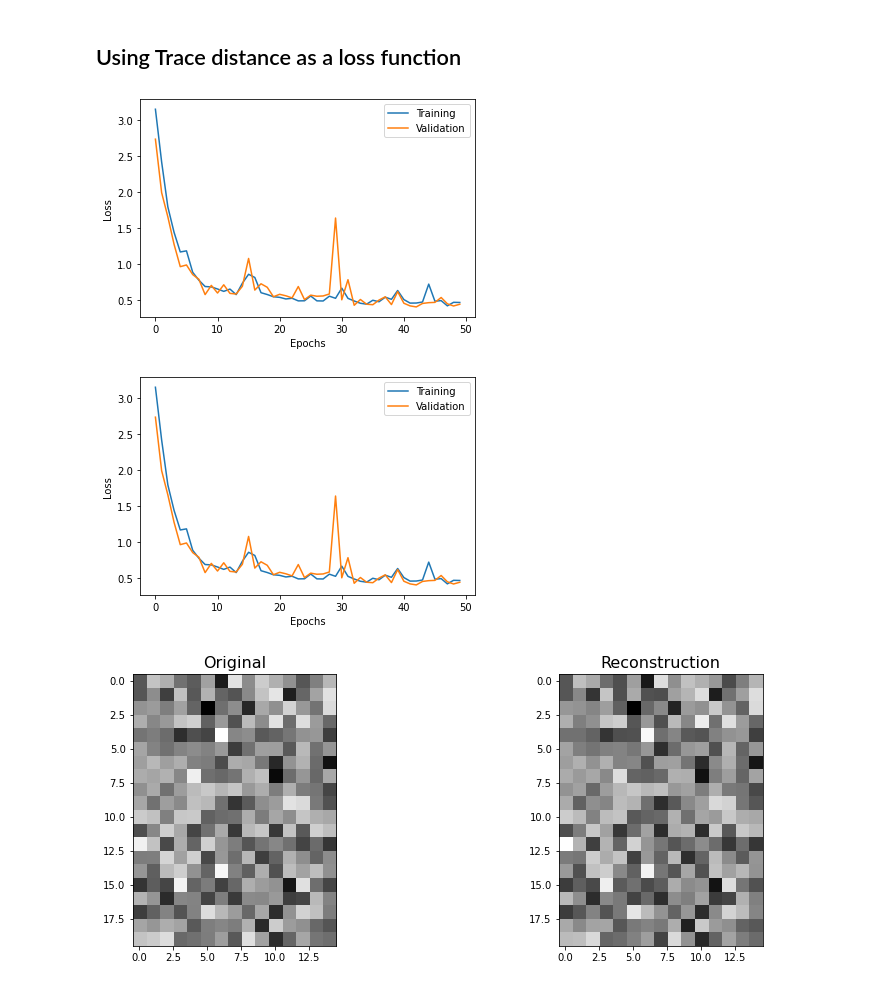
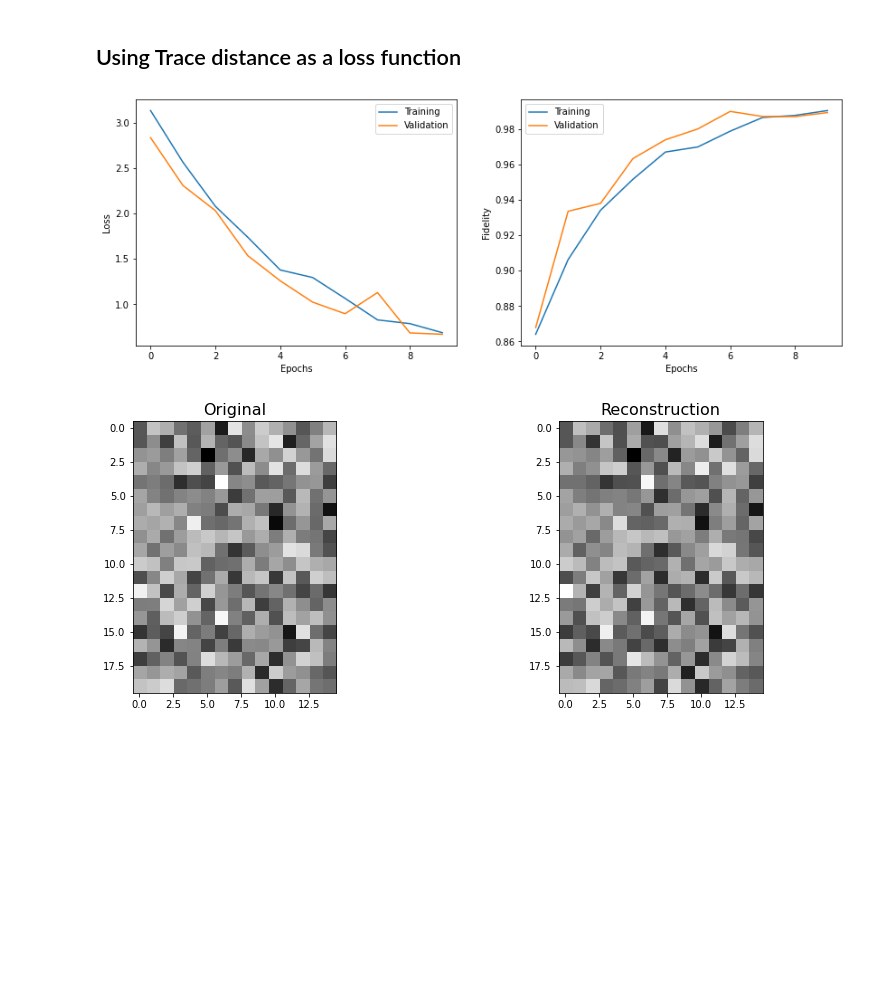
Before and after one commit to nahumsa/DM-Reconstruction, a Jupyter notebook: Reconstruct DM.ipynb, the cells around one changed output. Drawn from its saved outputs; the diff is of its cells as text; code cells hidden in the pictures; blank space fills up the shorter version.

Commit message:
Added fidelity metric

```diff
--- a/Reconstruct DM.ipynb
+++ b/Reconstruct DM.ipynb
@@ -93,20 +116,38 @@ from Utils.Plotter import PeriodicPlotter
 
 r_loss = 10.
 beta = 1e-2
-epochs = 50
+epochs = 10
 
 # Periodic Plotter for loss
 plotter = PeriodicPlotter(sec=5, xlabel='Epochs', ylabel='Loss')
 
-loss_epochs, val_loss_epochs = vae.training(dataset,
-                                            epochs,
-                                            r_loss,
-                                            beta,
-                                            test=val_dataset,
-                                            Plotter=plotter)
+loss_epochs, val_loss_epochs, fidelity_epochs, val_fidelity_epochs = vae.training(dataset,
+                                                                                  epochs,
+                                                                                  r_loss,
+                                                                                  beta,
+                                                                                  test=val_dataset,
+                                                                                  )#Plotter=plotter)
-# %% [output]
-[figure, removed]
-[figure, removed]
+# %%
+epochs = range(len(loss_epochs))
+
+fig = plt.figure(figsize=(14,5))
+gs = fig.add_gridspec(1, 2)
+ax1 = fig.add_subplot(gs[0, 0])
+ax2 = fig.add_subplot(gs[0, 1])
+
+ax1.plot(epochs,loss_epochs, label='Training')
+ax1.plot(epochs,val_loss_epochs, label='Validation')
+ax1.set_xlabel('Epochs')
+ax1.set_ylabel('Loss')
+ax1.legend()
+ax2.plot(epochs,fidelity_epochs, label='Training')
+ax2.plot(epochs,val_fidelity_epochs, label='Validation')
+ax2.set_xlabel('Epochs')
+ax2.set_ylabel('Fidelity')
+ax2.legend()
+plt.show()
+# %% [output]
+[figure, added]
 # %%
 fig = plt.figure(figsize=(14,5))
 gs = fig.add_gridspec(1, 2)
```
Also changed, not shown: parts of 4 cells of this notebook.
